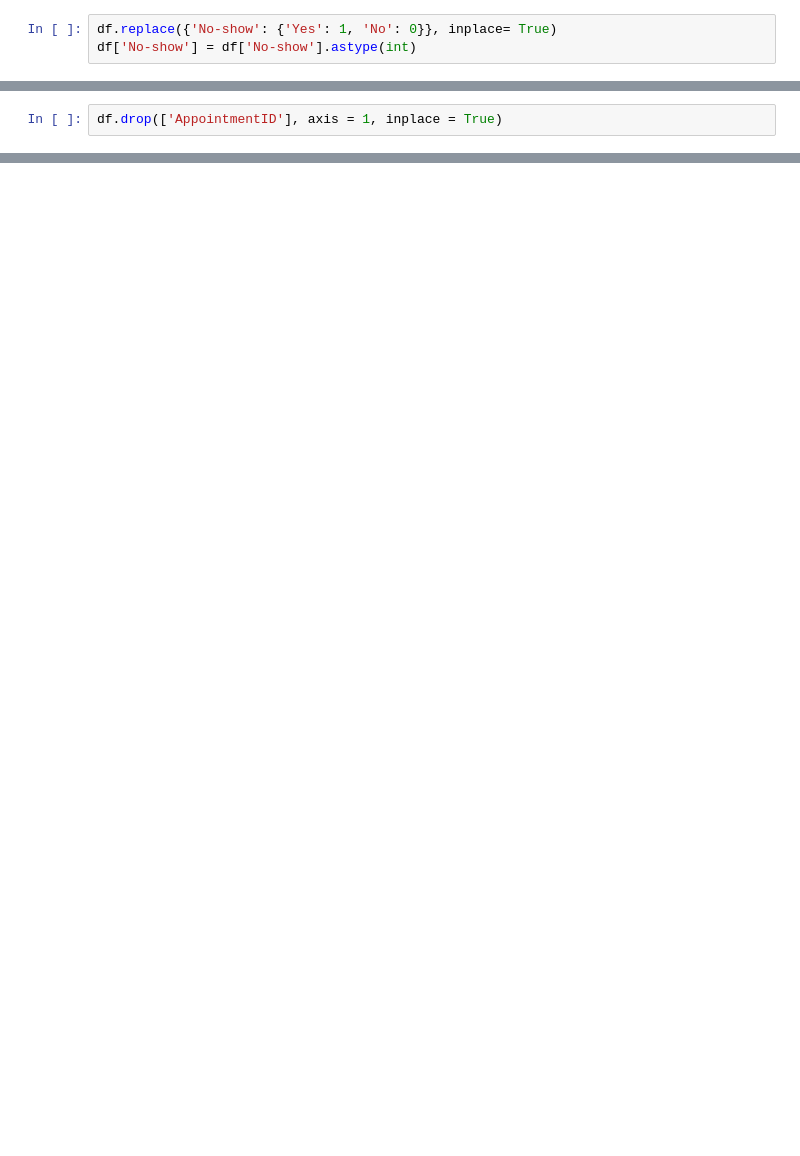
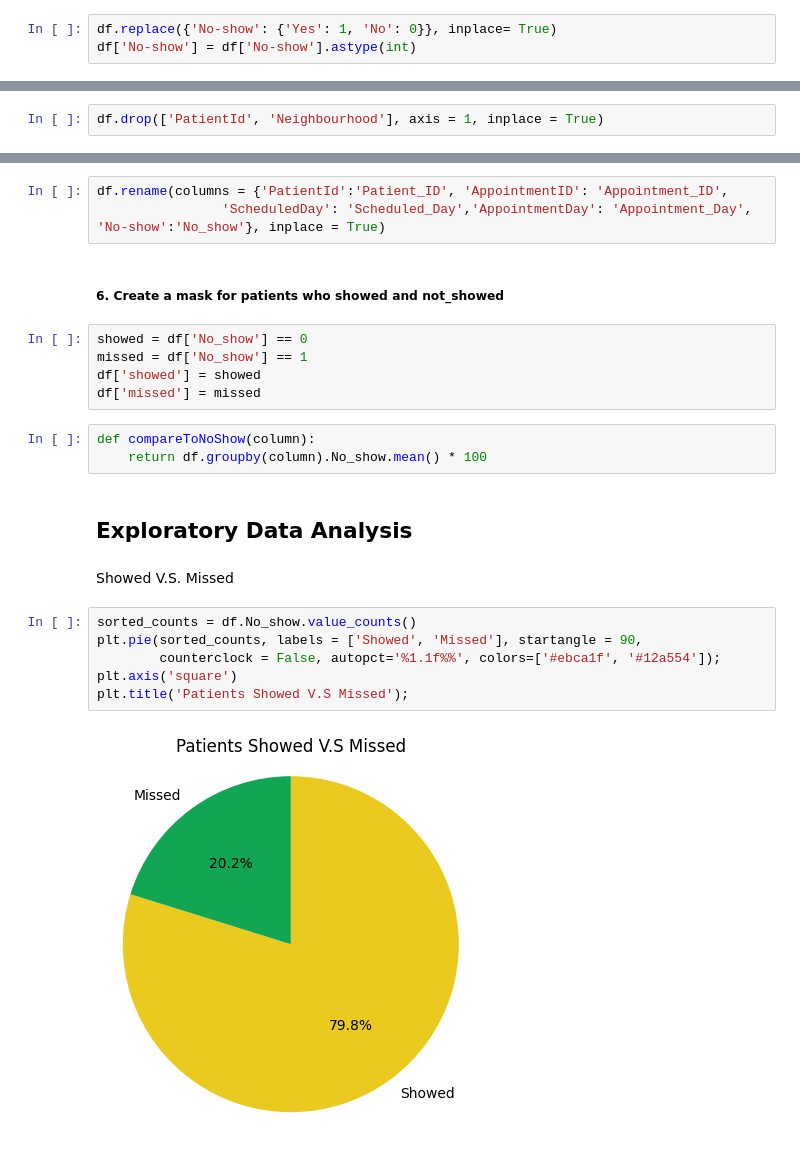
Before and after one commit to HananSedik/no-show-appointments-data-analysis, a Jupyter notebook: investigate-a-dataset-template.ipynb, the cells around one changed output, grey strips where cells are left out. Saved outputs shown, nothing was run; the diff lists cells and outputs as text; blank space fills up the shorter version.

```diff
--- a/investigate-a-dataset-template.ipynb
+++ b/investigate-a-dataset-template.ipynb
@@ -124,2 +169,0 @@ dtype: int64
-# %%
-df.drop(['AppointmentID'], axis = 1, inplace = True)
@@ -171,0 +172,2 @@ Both Groups has almost same precentage, with females have a slight edge
+# %%
+df.drop(['PatientId', 'Neighbourhood'], axis = 1, inplace = True)
@@ -171,0 +176,26 @@ Both Groups has almost same precentage, with females have a slight edge
+# %%
+df.rename(columns = {'PatientId':'Patient_ID', 'AppointmentID': 'Appointment_ID',
+                'ScheduledDay': 'Scheduled_Day','AppointmentDay': 'Appointment_Day', 'No-show':'No_show'}, inplace = True)
+# %% [markdown]
+#####  6. Create a mask for patients who showed and not_showed
+# %%
+showed = df['No_show'] == 0
+missed = df['No_show'] == 1
+df['showed'] = showed
+df['missed'] = missed
+# %%
+def compareToNoShow(column):
+    return df.groupby(column).No_show.mean() * 100
+# %% [markdown]
+<a id='eda'></a>
+## Exploratory Data Analysis
+# %% [markdown]
+Showed V.S. Missed
+# %%
+sorted_counts = df.No_show.value_counts()
+plt.pie(sorted_counts, labels = ['Showed', 'Missed'], startangle = 90,
+        counterclock = False, autopct='%1.1f%%', colors=['#ebca1f', '#12a554']);
+plt.axis('square')
+plt.title('Patients Showed V.S Missed');
+# %% [output]
+[figure, added]
```
Also changed, not shown: parts of 73 cells of this notebook, 3 other files.
